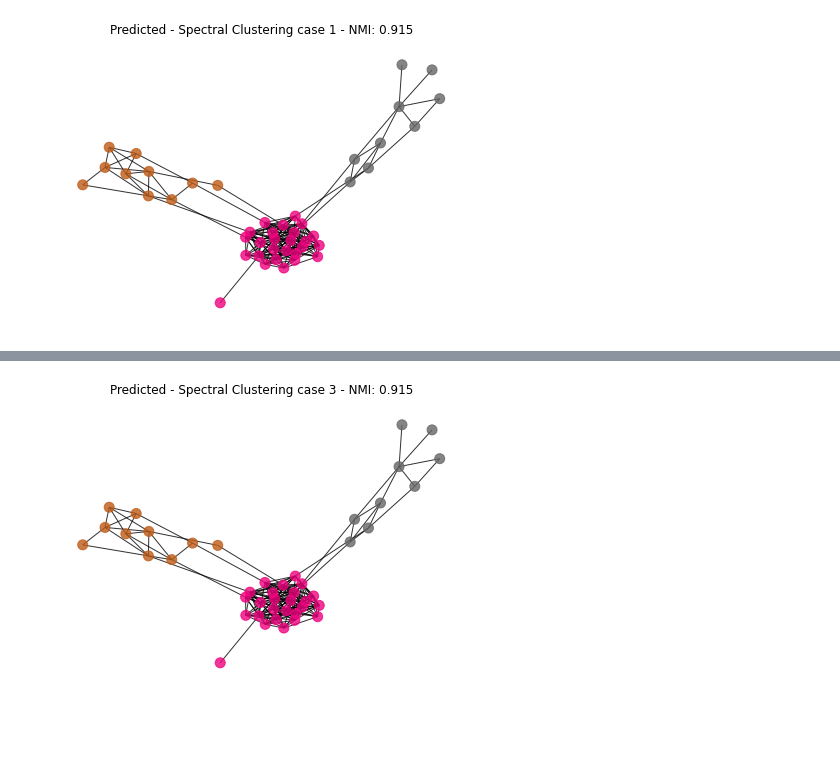
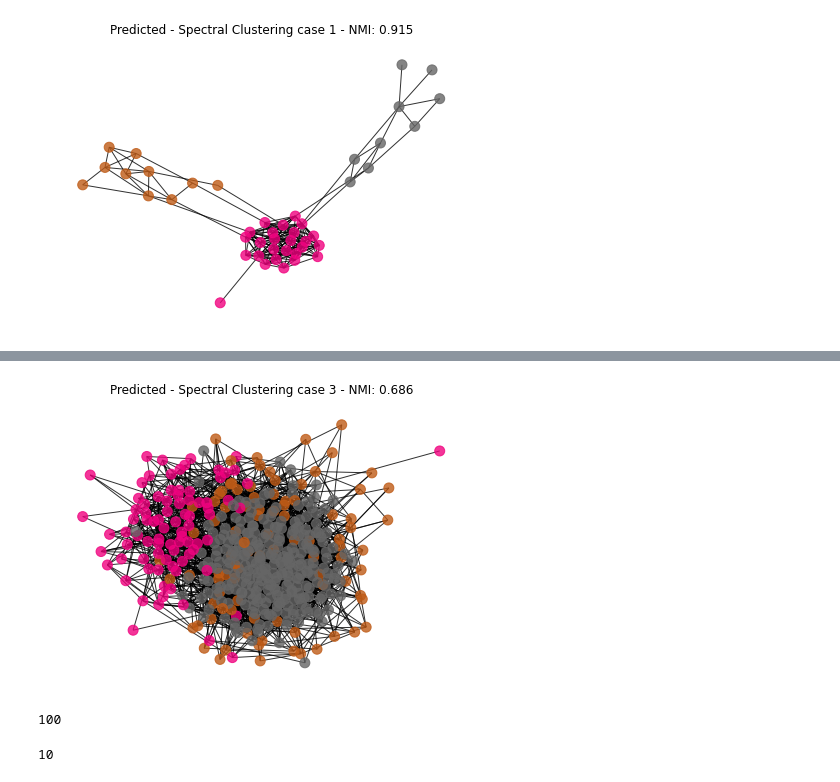
Before and after one commit to arifmoh2/community-detetction-deep-learning, a Jupyter notebook: Main_Code_Repo/Non_DL_benchmarking.ipynb, the cells around one changed output, grey strips where cells are left out. Cells and saved outputs as stored; diff of their text form; code cells hidden in the pictures; blank space fills up the shorter version.

```diff
--- a/Main_Code_Repo/Non_DL_benchmarking.ipynb
+++ b/Main_Code_Repo/Non_DL_benchmarking.ipynb
@@ -57,8 +57,8 @@ Plotting.graph_cluster_plot(g=g, partition=pred, title='Predicted - Spectral Clu
 # %%
 # CASE 3
-g = Utils.unpickle_object(data_folder + files[0])
+g = Utils.unpickle_object(data_folder + files[2])
 true, pred = Non_DL_Methods.Spectral_Clustering(g)
 NMI = normalized_mutual_info_score(np.array(list(true.values())), np.array(list(pred.values())))
 Plotting.graph_cluster_plot(g=g, partition=pred, title='Predicted - Spectral Clustering case 3 - NMI: ' + str(np.round(NMI, 3)))
 # %% [output]
-[figure, old version]
+[figure, new version]
@@ -64,0 +75,4 @@ Plotting.graph_cluster_plot(g=g, partition=pred, title='Predicted - Spectral Clu
+# %%
+len(colors)
+# %% [output]
+100
@@ -64,0 +86,4 @@ Plotting.graph_cluster_plot(g=g, partition=pred, title='Predicted - Spectral Clu
+# %%
+len(np.unique(list(pred.values())))
+# %% [output]
+10
```
Also changed, not shown: parts of 6 cells of this notebook, 2 other files.
